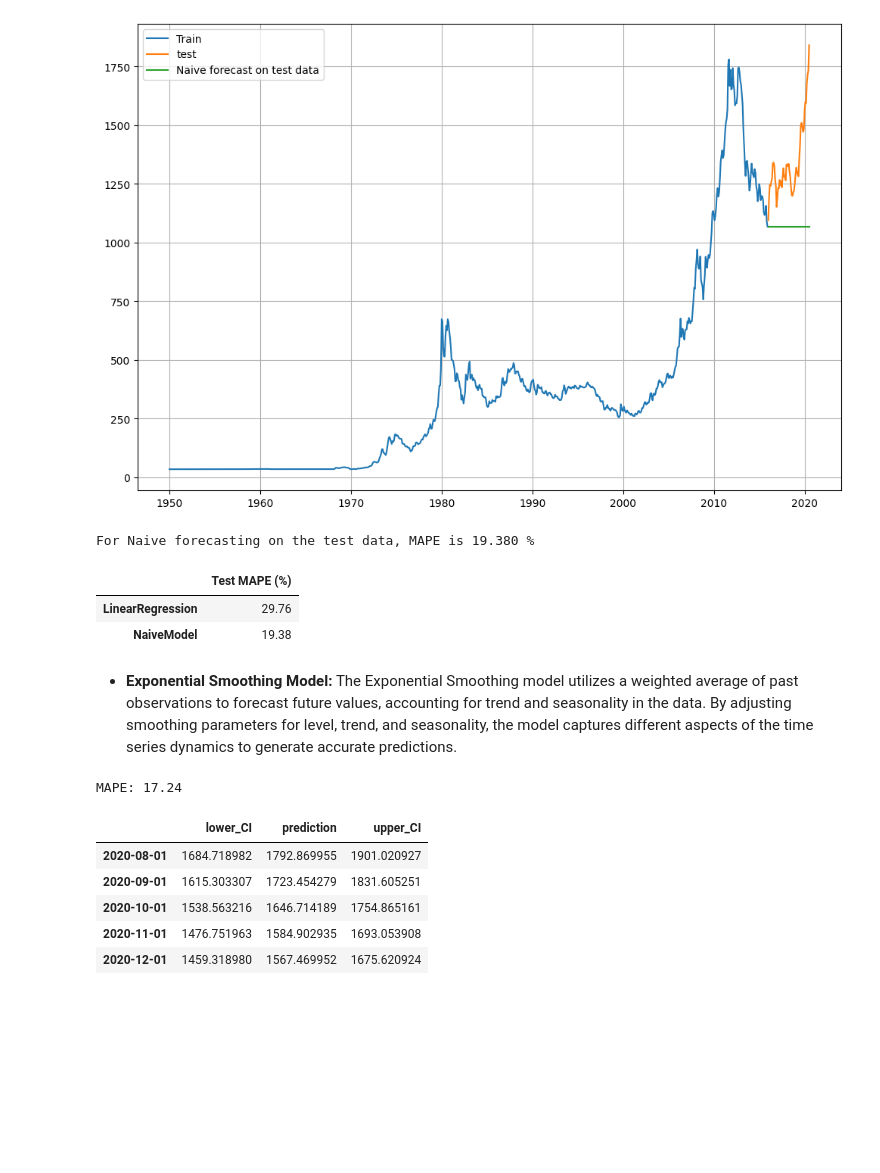
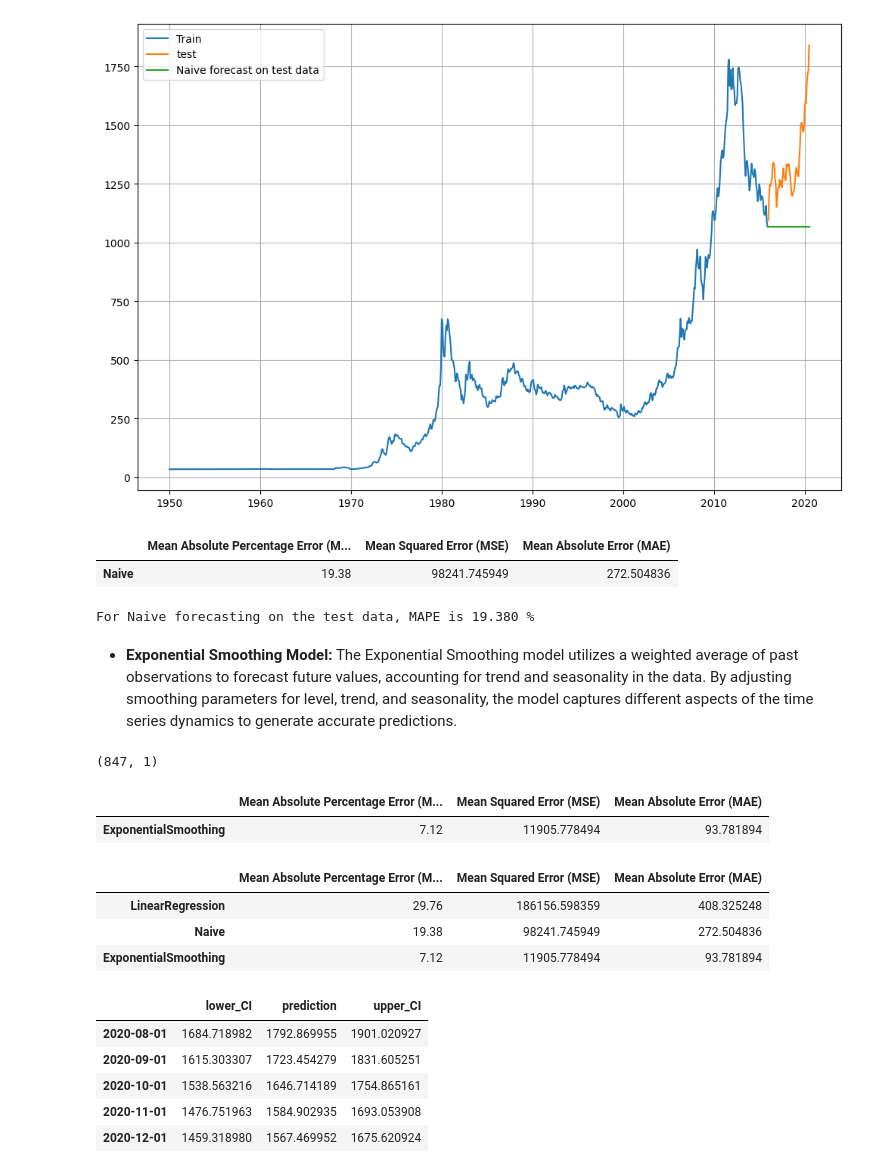
Before and after one commit to ashay-thamankar/gold-price-forecasting-model, a Jupyter notebook: notebook/analysis_and_forecasting.ipynb, the cells around one changed output. Cells and saved outputs as stored; diff of their text form; code cells hidden in the pictures; blank space fills up the shorter version.

Commit message:
metrics updated

```diff
--- a/notebook/analysis_and_forecasting.ipynb
+++ b/notebook/analysis_and_forecasting.ipynb
@@ -262,0 +294,3 @@ MAPE is 29.76 %
+# %%
+lr_test_result = calculate_metrics(test.Price.values, test_predictions_model1, model_name='LinearRegression')
+lr_test_result
@@ -293,4 +330,10 @@ plt.legend(loc='best')
 plt.grid()
 # %% [output]
 [figure]
+# %%
+naive_test_result = calculate_metrics(test.Price.values, naive_test['naive'].values, model_name='Naive')
+naive_test_result
+# %% [output]
+|  | Mean Absolute Percentage Error (M... | Mean Squared Error (MSE) | Mean Absolute Error (MAE) |
+| Naive | 19.38 | 98241.745949 | 272.504836 |
 # %%
@@ -299,24 +342,29 @@ print(f'For Naive forecasting on the test data, MAPE is %3.3f'%(mape_model2_test
 # %% [output]
 For Naive forecasting on the test data, MAPE is 19.380 %
-# %%
-resultdf_2 = pd.DataFrame({'Test MAPE (%)': [mape_model2_test]}, index=['NaiveModel'])
-results = pd.concat([results, resultdf_2])
-results
-# %% [output]
-|  | Test MAPE (%) |
-| LinearRegression | 29.76 |
-| NaiveModel | 19.38 |
 # %%
 final_model = ExponentialSmoothing(df, trend='additive', seasonal='additive').fit(smoothing_level = 0.4,
                                                                                   smoothing_trend=0.3,
                                                                                   smoothing_seasonal=0.6)
 # %% [markdown]
 - **Exponential Smoothing Model:** The Exponential Smoothing model utilizes a weighted average of past observations to forecast future values, accounting for trend and seasonality in the data. By adjusting smoothing parameters for level, trend, and seasonality, the model captures different aspects of the time series dynamics to generate accurate predictions.
-# %%
-mape_final_model = mape(df.Price.values, final_model.fittedvalues)
-print('MAPE:', mape_final_model)
-# %% [output]
-MAPE: 17.24
+# %%
+final_model.fittedvalues.values.reshape(-1,1)
+# %% [output]
+(847, 1)
+# %%
+exponetial_smoothing_test_result = calculate_metrics(test.Price.values, final_model.fittedvalues[-len(test.Price.values):], model_name='ExponentialSmoothing')
+exponetial_smoothing_test_result
+# %% [output]
+|  | Mean Absolute Percentage Error (M... | Mean Squared Error (MSE) | Mean Absolute Error (MAE) |
+| ExponentialSmoothing | 7.12 | 11905.778494 | 93.781894 |
+# %%
+final_metrics_res = pd.concat([lr_test_result, naive_test_result, exponetial_smoothing_test_result])
+final_metrics_res
+# %% [output]
+|  | Mean Absolute Percentage Error (M... | Mean Squared Error (MSE) | Mean Absolute Error (MAE) |
+| LinearRegression | 29.76 | 186156.598359 | 408.325248 |
+| Naive | 19.38 | 98241.745949 | 272.504836 |
+| ExponentialSmoothing | 7.12 | 11905.778494 | 93.781894 |
 # %%
 predictions = final_model.forecast(steps=len(test))
 # %%
```
Also changed, not shown: parts of 8 cells of this notebook.
